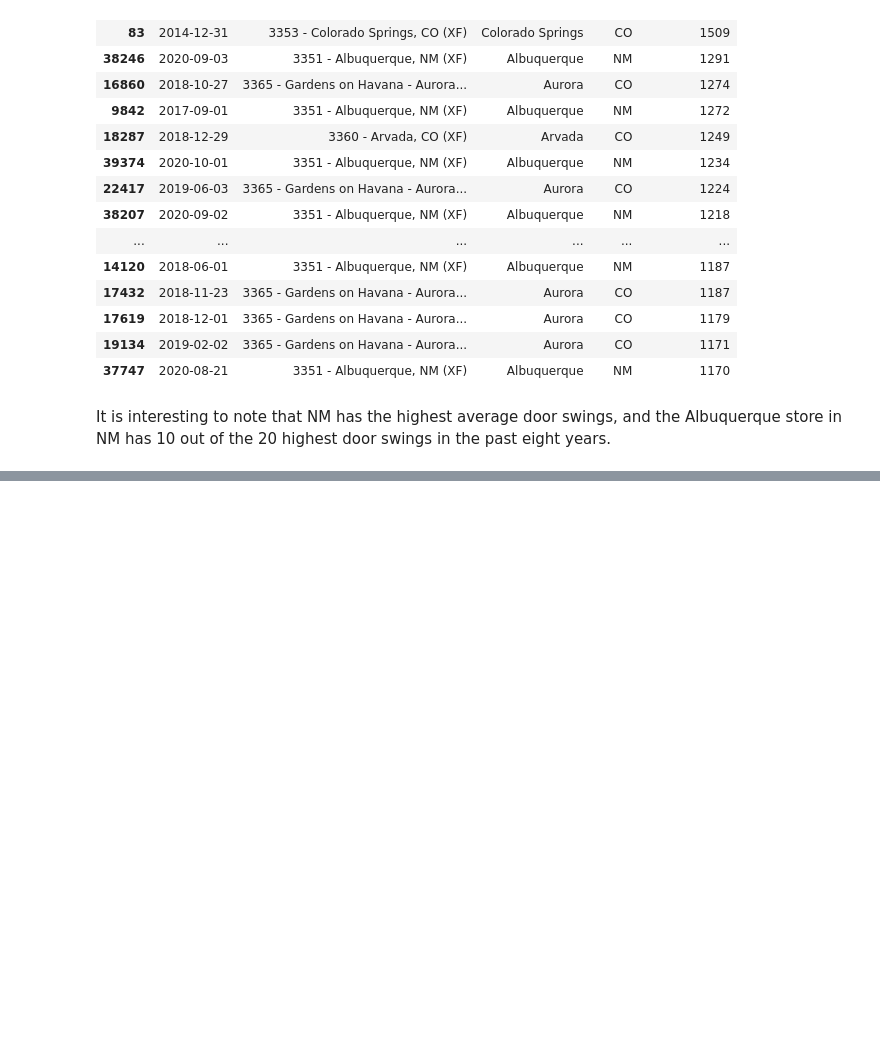
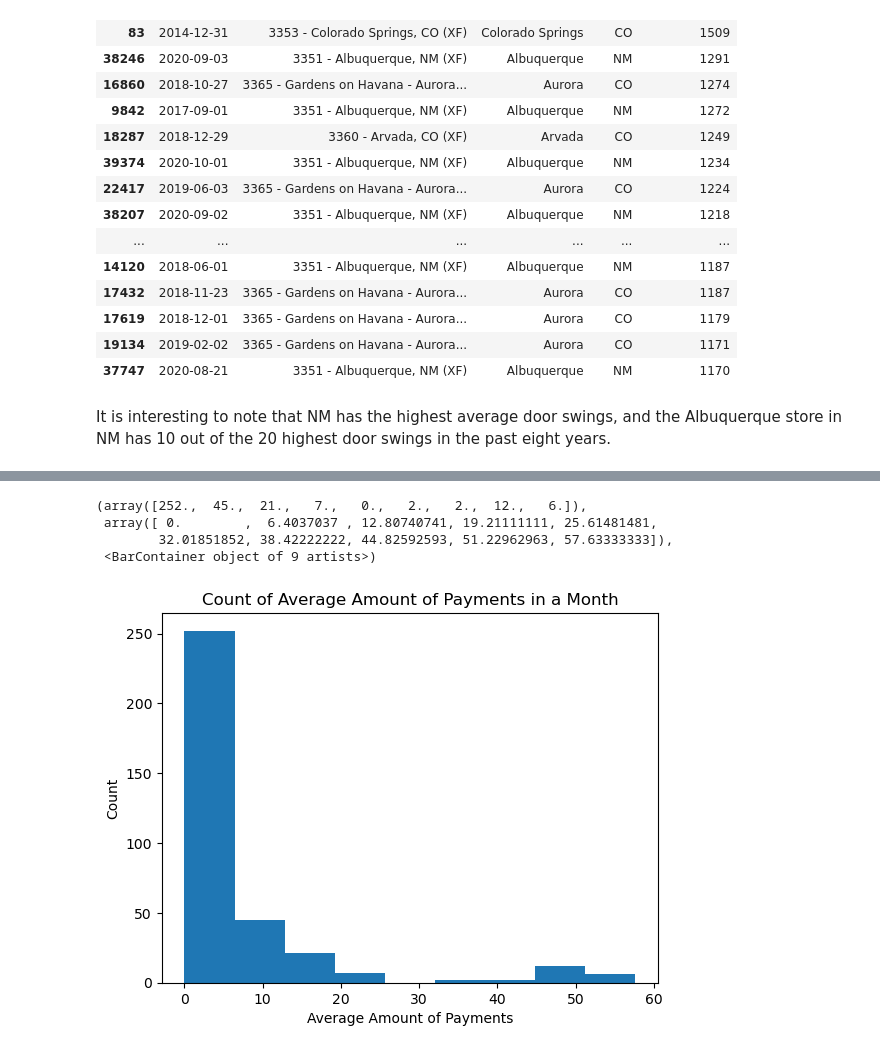
Before and after one commit to alanks2000/Springboard, a Jupyter notebook: Capstone Project 2/EDA.ipynb, the cells around one changed output, grey strips where cells are left out. Drawn from its saved outputs; the diff is of its cells as text; code cells hidden in the pictures; blank space fills up the shorter version.

```diff
--- a/Capstone Project 2/EDA.ipynb
+++ b/Capstone Project 2/EDA.ipynb
@@ -131,0 +406,4 @@ It is interesting to note that NM has the highest average door swings, and the A
+# %%
+df2.rename(columns={'COMCAST_STORE_NAME' : 'store_name', 'RECORD_DATE' : 'date', 'STORE_CITY_NAME' : 'city', 'STORE_STATE_CODE' : 'state','EQUIPMENT_TRANSACTIONS' : 'equipment_transactions','PAYMENT_TRANSACTIONS' : 'payment_transactions', 'WORK_ORDER_TRANSACTIONS' : 'work_order_transactions', 'TOTAL_TRANSACTIONS' : 'total_transactions'}, inplace=True)
+# %%
+df3 = pd.merge(df,df2, how='left')
@@ -131,0 +432,3 @@ It is interesting to note that NM has the highest average door swings, and the A
+# %%
+df3['month_year'] = pd.to_datetime(df3['date']).dt.to_period('M')
+df3['month'] = df['date'].dt.month
@@ -131,0 +649,3 @@ It is interesting to note that NM has the highest average door swings, and the A
+# %%
+state_month_payment_trans_avg = df3.groupby(['month_year','state'])['payment_transactions'].mean()
+print(state_month_payment_trans_avg.sort_values(ascending=False).head(10))
@@ -131,0 +665,11 @@ It is interesting to note that NM has the highest average door swings, and the A
+# %%
+plt.xlabel('Average Amount of Payments')
+plt.ylabel('Count')
+plt.title('Count of Average Amount of Payments in a Month')
+plt.hist(state_month_payment_trans_avg, bins=9)
+# %% [output]
+(array([252.,  45.,  21.,   7.,   0.,   2.,   2.,  12.,   6.]),
+ array([ 0.        ,  6.4037037 , 12.80740741, 19.21111111, 25.61481481,
+        32.01851852, 38.42222222, 44.82592593, 51.22962963, 57.63333333]),
+ <BarContainer object of 9 artists>)
+[figure, added]
```
Also changed, not shown: parts of 82 cells of this notebook, 2 other files.
